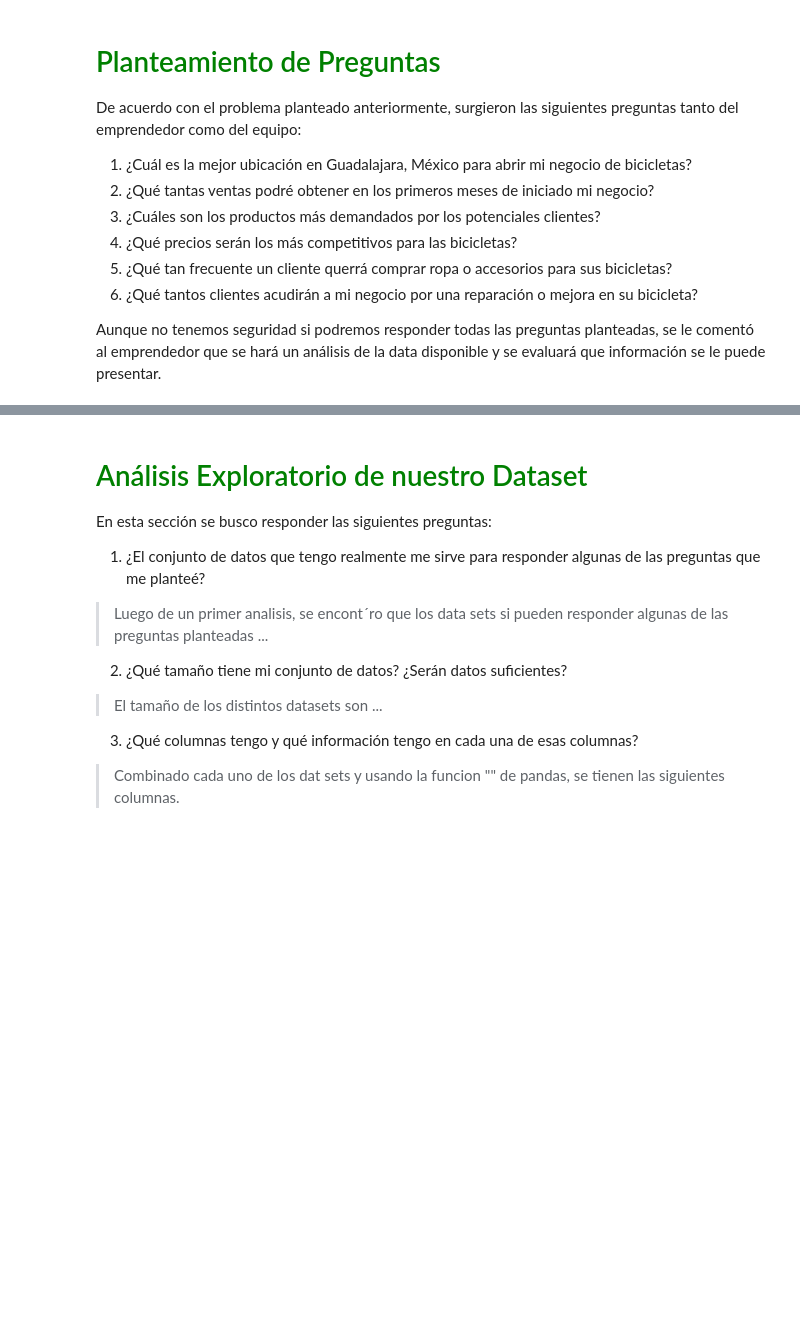
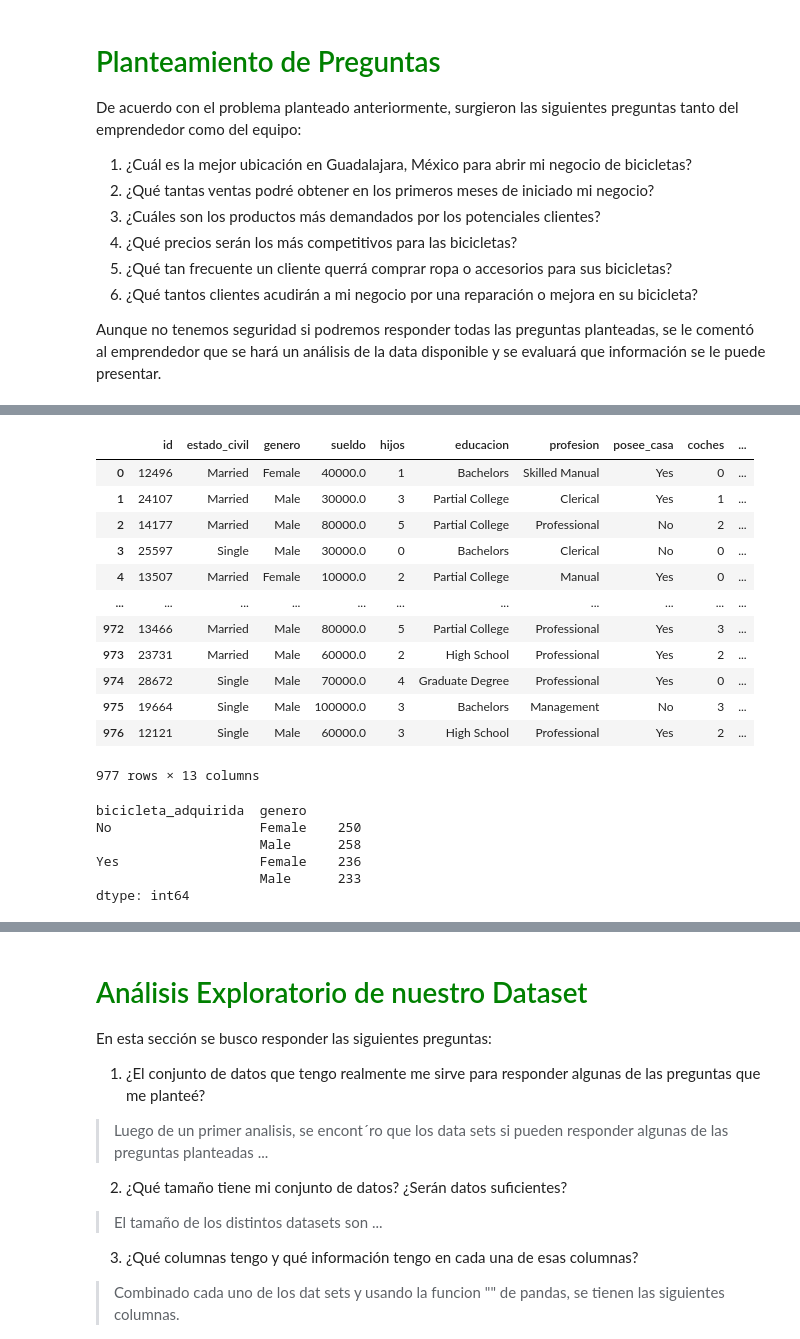
Before and after one commit to hvasquez28/g1-ds_santander-f2-team7-Phyton, a Jupyter notebook: Entrega_Final_Procesamiento_DanielTapia_LuisZanabria_NorbertoPena_HaroldVasquez/ProyectoPhytonGrupo7.ipynb, the cells around one changed output, grey strips where cells are left out. Saved outputs shown, nothing was run; the diff lists cells and outputs as text; code cells hidden in the pictures; blank space fills up the shorter version.

```diff
--- a/Entrega_Final_Procesamiento_DanielTapia_LuisZanabria_NorbertoPena_HaroldVasquez/ProyectoPhytonGrupo7.ipynb
+++ b/Entrega_Final_Procesamiento_DanielTapia_LuisZanabria_NorbertoPena_HaroldVasquez/ProyectoPhytonGrupo7.ipynb
@@ -59,0 +168,6 @@ Los distintos datasets que se usaron en este proyecto se obtuvieron ...
+# %%
+b=compradores.columns
+b_map = {b[4]:int,
+         b[8]:int,
+         b[11]:int}
+compradores = compradores.astype(b_map)
@@ -59,0 +191,25 @@ Los distintos datasets que se usaron en este proyecto se obtuvieron ...
+# %%
+compradores
+# %% [output]
+|  | id | estado_civil | genero | sueldo | hijos | educacion | profesion | posee_casa | coches | ... |
+| 0 | 12496 | Married | Female | 40000.0 | 1 | Bachelors | Skilled Manual | Yes | 0 | ... |
+| 1 | 24107 | Married | Male | 30000.0 | 3 | Partial College | Clerical | Yes | 1 | ... |
+| 2 | 14177 | Married | Male | 80000.0 | 5 | Partial College | Professional | No | 2 | ... |
+| 3 | 25597 | Single | Male | 30000.0 | 0 | Bachelors | Clerical | No | 0 | ... |
+| 4 | 13507 | Married | Female | 10000.0 | 2 | Partial College | Manual | Yes | 0 | ... |
+| ... | ... | ... | ... | ... | ... | ... | ... | ... | ... | ... |
+| 972 | 13466 | Married | Male | 80000.0 | 5 | Partial College | Professional | Yes | 3 | ... |
+| 973 | 23731 | Married | Male | 60000.0 | 2 | High School | Professional | Yes | 2 | ... |
+| 974 | 28672 | Single | Male | 70000.0 | 4 | Graduate Degree | Professional | Yes | 0 | ... |
+| 975 | 19664 | Single | Male | 100000.0 | 3 | Bachelors | Management | No | 3 | ... |
+| 976 | 12121 | Single | Male | 60000.0 | 3 | High School | Professional | Yes | 2 | ... |
+977 rows × 13 columns
+# %%
+compradores.groupby(['bicicleta_adquirida','genero','']).size()
+# %% [output]
+bicicleta_adquirida  genero
+No                   Female    250
+                     Male      258
+Yes                  Female    236
+                     Male      233
+dtype: int64
```
Also changed, not shown: parts of 29 cells of this notebook.
